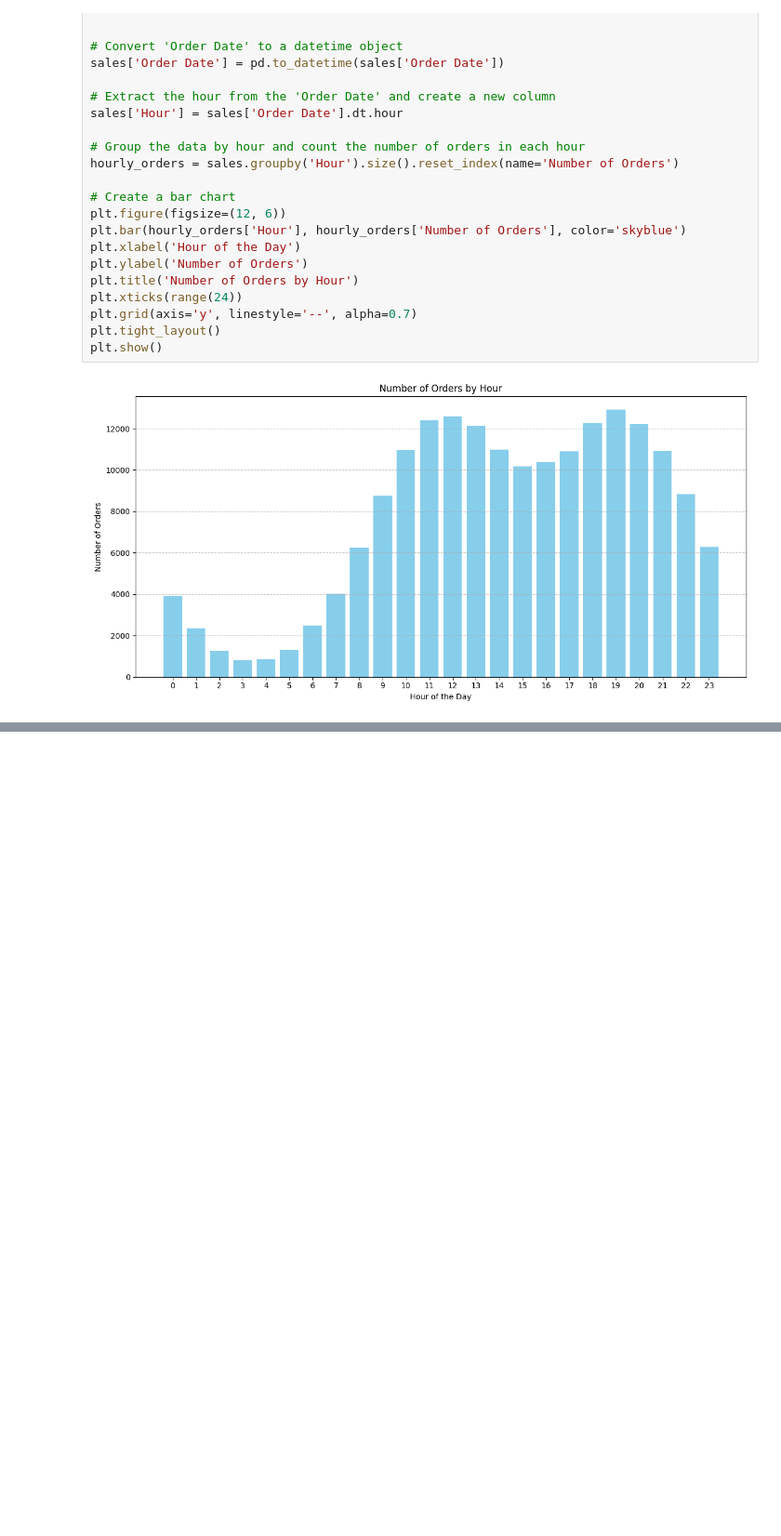
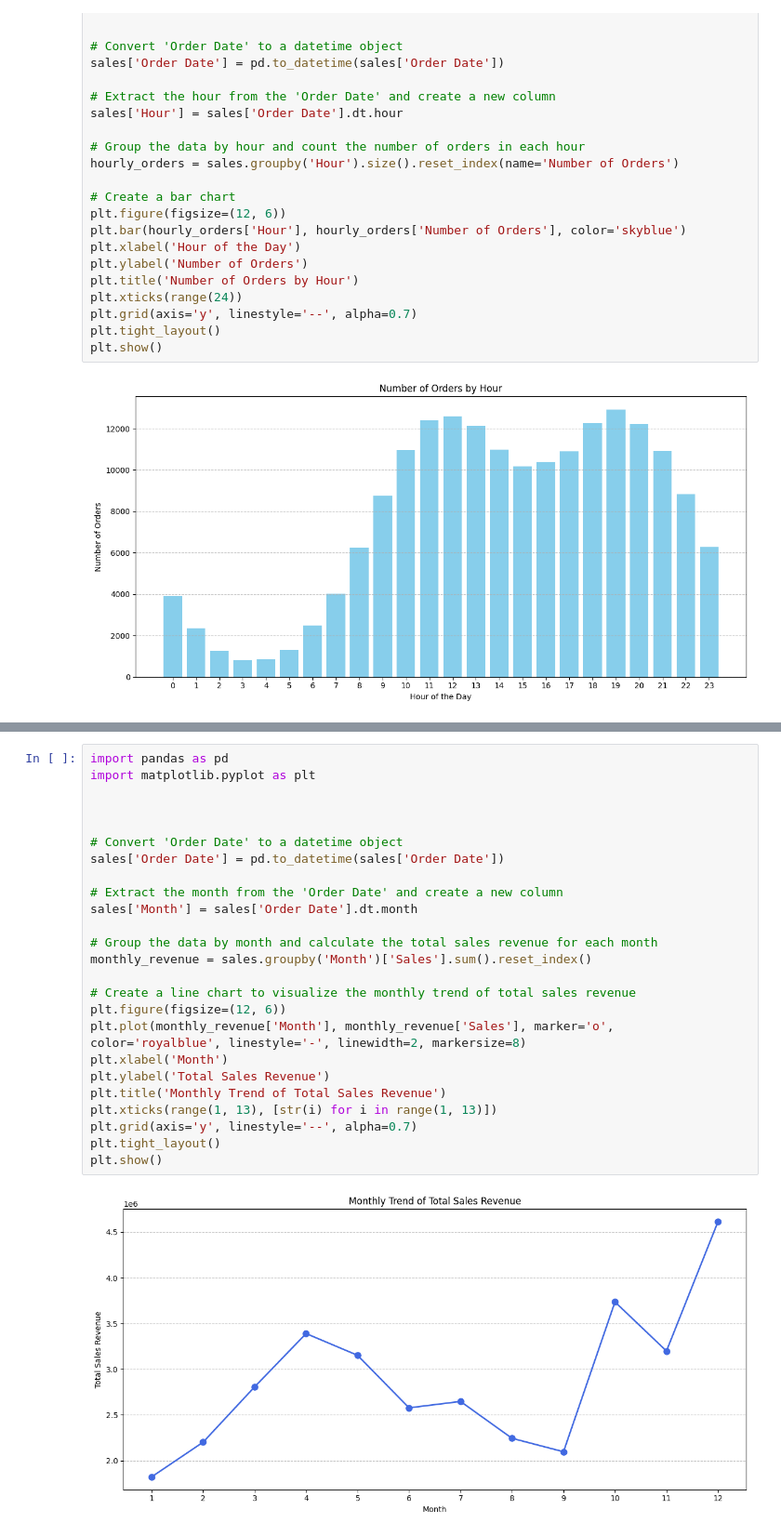
Before and after one commit to i-ninte/data-analytics-R-python, a Jupyter notebook: SALES_DATA_ANALYSIS.ipynb, the cells around one changed output, grey strips where cells are left out. Shown at 93% size. Saved outputs shown, nothing was run; the diff lists cells and outputs as text; blank space fills up the shorter version.

```diff
--- a/SALES_DATA_ANALYSIS.ipynb
+++ b/SALES_DATA_ANALYSIS.ipynb
@@ -479,0 +414,27 @@ plt.show()
+# %%
+import pandas as pd
+import matplotlib.pyplot as plt
+
+
+
+# Convert 'Order Date' to a datetime object
+sales['Order Date'] = pd.to_datetime(sales['Order Date'])
+
+# Extract the month from the 'Order Date' and create a new column
+sales['Month'] = sales['Order Date'].dt.month
+
+# Group the data by month and calculate the total sales revenue for each month
+monthly_revenue = sales.groupby('Month')['Sales'].sum().reset_index()
+
+# Create a line chart to visualize the monthly trend of total sales revenue
+plt.figure(figsize=(12, 6))
+plt.plot(monthly_revenue['Month'], monthly_revenue['Sales'], marker='o', color='royalblue', linestyle='-', linewidth=2, markersize=8)
+plt.xlabel('Month')
+plt.ylabel('Total Sales Revenue')
+plt.title('Monthly Trend of Total Sales Revenue')
+plt.xticks(range(1, 13), [str(i) for i in range(1, 13)])
+plt.grid(axis='y', linestyle='--', alpha=0.7)
+plt.tight_layout()
+plt.show()
+# %% [output]
+[figure, added]
```
Also changed, not shown: parts of 2 cells of this notebook.
